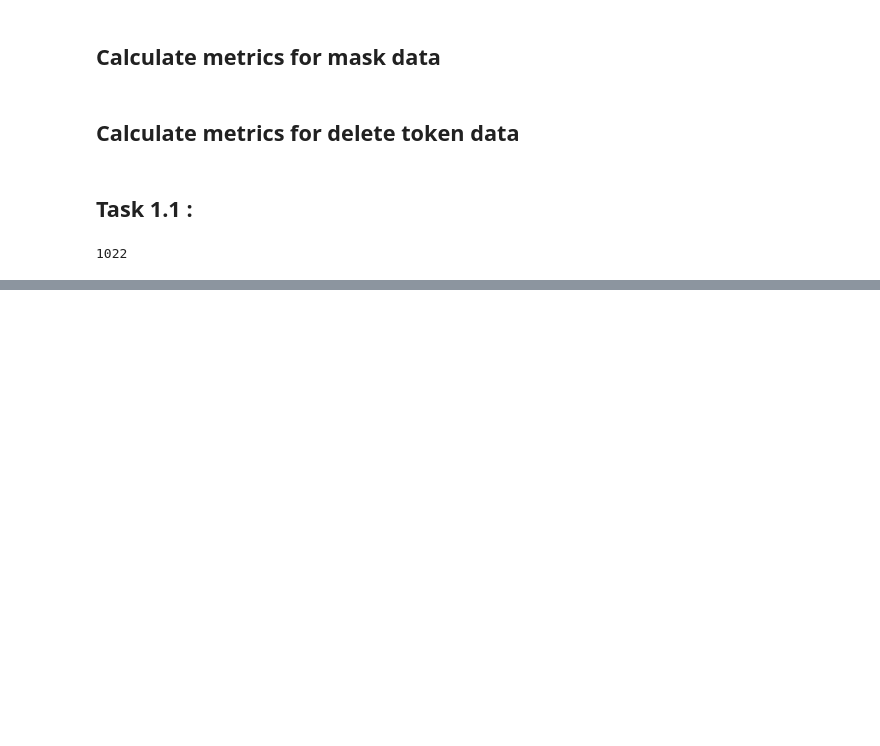
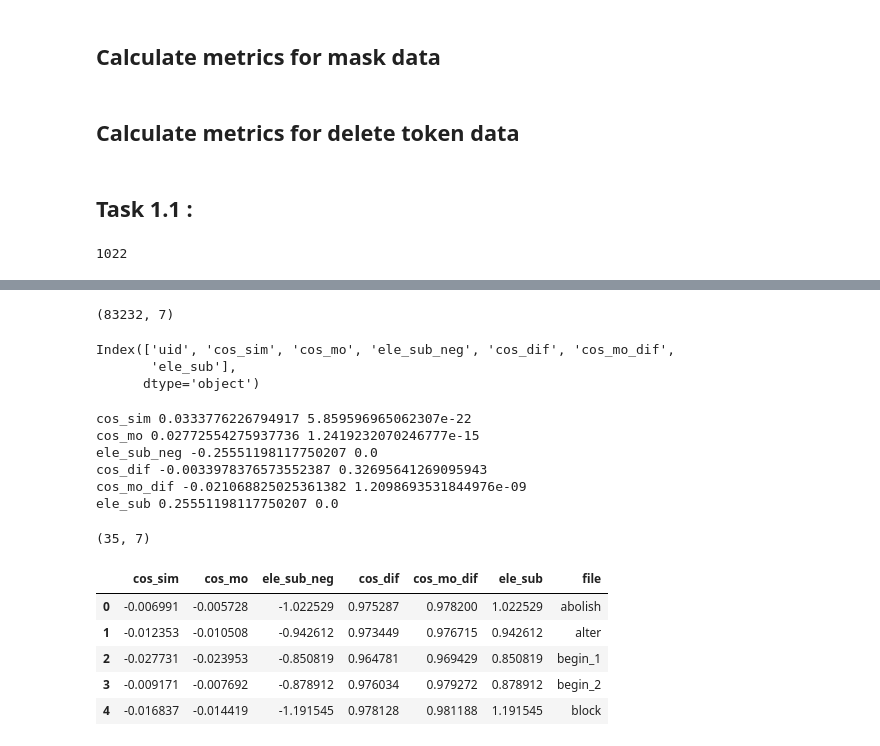
Before and after one commit to phatpham46/XAI-SRL, a Jupyter notebook: MLM/perturb_process.ipynb, the cells around one changed output, grey strips where cells are left out. Cells and saved outputs as stored; diff of their text form; code cells hidden in the pictures; blank space fills up the shorter version.

```diff
--- a/MLM/perturb_process.ipynb
+++ b/MLM/perturb_process.ipynb
@@ -115,13 +124,21 @@ len(all_pair_score)
 # %%
 # read csv
-import pandas as pd
 
-cosin_dir = './data_mlm/process_folder/cosine_similarity'
+score = '/mnt/c/Users/Phat Pham/Documents/THESIS/SRLPredictionEasel/MLM/data_mlm/perturbed_data/importance_score_avg_pos_cos_module/'
+pas_inf = '/mnt/c/Users/Phat Pham/Documents/THESIS/SRLPredictionEasel/MLM/data_mlm/process_folder/PAS_knowledge/'
+files = get_files(score)
+pas_files = get_files(pas_inf)
+all_cosine = pd.DataFrame()
+all_pas = pd.DataFrame()
+for file, pas_file in zip(files, pas_files):
+    print(file, pas_file)
+    cos = pd.read_csv(os.path.join(score, file), sep='\t')
+    all_cosine = pd.concat([all_cosine, cos], axis=0, ignore_index = True)
 
-files = get_files(cosin_dir)
+    pas = pd.read_csv(os.path.join(pas_inf, pas_file))
+    all_pas = pd.concat([all_pas, pas], axis=0, ignore_index = True)
 
-all_cosine = pd.DataFrame()
-for file in files:
-    cos = pd.read_csv(os.path.join(cosin_dir, file))
-    all_cosine = pd.concat([all_cosine, cos], axis=0, ignore_index = True)
+    # drop nan
+    all_cosine = all_cosine.dropna()
+    all_pas = all_pas.dropna()
 # %% [output]
@@ -144,0 +170,23 @@ print(correlation_coefficient, p_value)
+# %%
+all_pas.shape
+# %% [output]
+(83232, 7)
+# %%
+all_pas.columns
+# %% [output]
+Index(['uid', 'cos_sim', 'cos_mo', 'ele_sub_neg', 'cos_dif', 'cos_mo_dif',
+       'ele_sub'],
+      dtype='object')
+# %%
+import numpy as np
+from scipy.stats import spearmanr
+for col in all_pas.columns[1:]:
+    correlation_coefficient, p_value = spearmanr(all_cosine['relevance'], all_pas[col])
+    print(col, correlation_coefficient, p_value)
+# %% [output]
+cos_sim 0.0333776226794917 5.859596965062307e-22
+cos_mo 0.02772554275937736 1.2419232070246777e-15
+ele_sub_neg -0.25551198117750207 0.0
+cos_dif -0.0033978376573552387 0.32695641269095943
+cos_mo_dif -0.021068825025361382 1.2098693531844976e-09
+ele_sub 0.25551198117750207 0.0
@@ -144,0 +210,13 @@ print(correlation_coefficient, p_value)
+# %%
+all_avg.shape
+# %% [output]
+(35, 7)
+# %%
+all_avg.head()
+# %% [output]
+|  | cos_sim | cos_mo | ele_sub_neg | cos_dif | cos_mo_dif | ele_sub | file |
+| 0 | -0.006991 | -0.005728 | -1.022529 | 0.975287 | 0.978200 | 1.022529 | abolish |
+| 1 | -0.012353 | -0.010508 | -0.942612 | 0.973449 | 0.976715 | 0.942612 | alter |
+| 2 | -0.027731 | -0.023953 | -0.850819 | 0.964781 | 0.969429 | 0.850819 | begin_1 |
+| 3 | -0.009171 | -0.007692 | -0.878912 | 0.976034 | 0.979272 | 0.878912 | begin_2 |
+| 4 | -0.016837 | -0.014419 | -1.191545 | 0.978128 | 0.981188 | 1.191545 | block |
```
Also changed, not shown: parts of 9 cells of this notebook, 28 other files.
